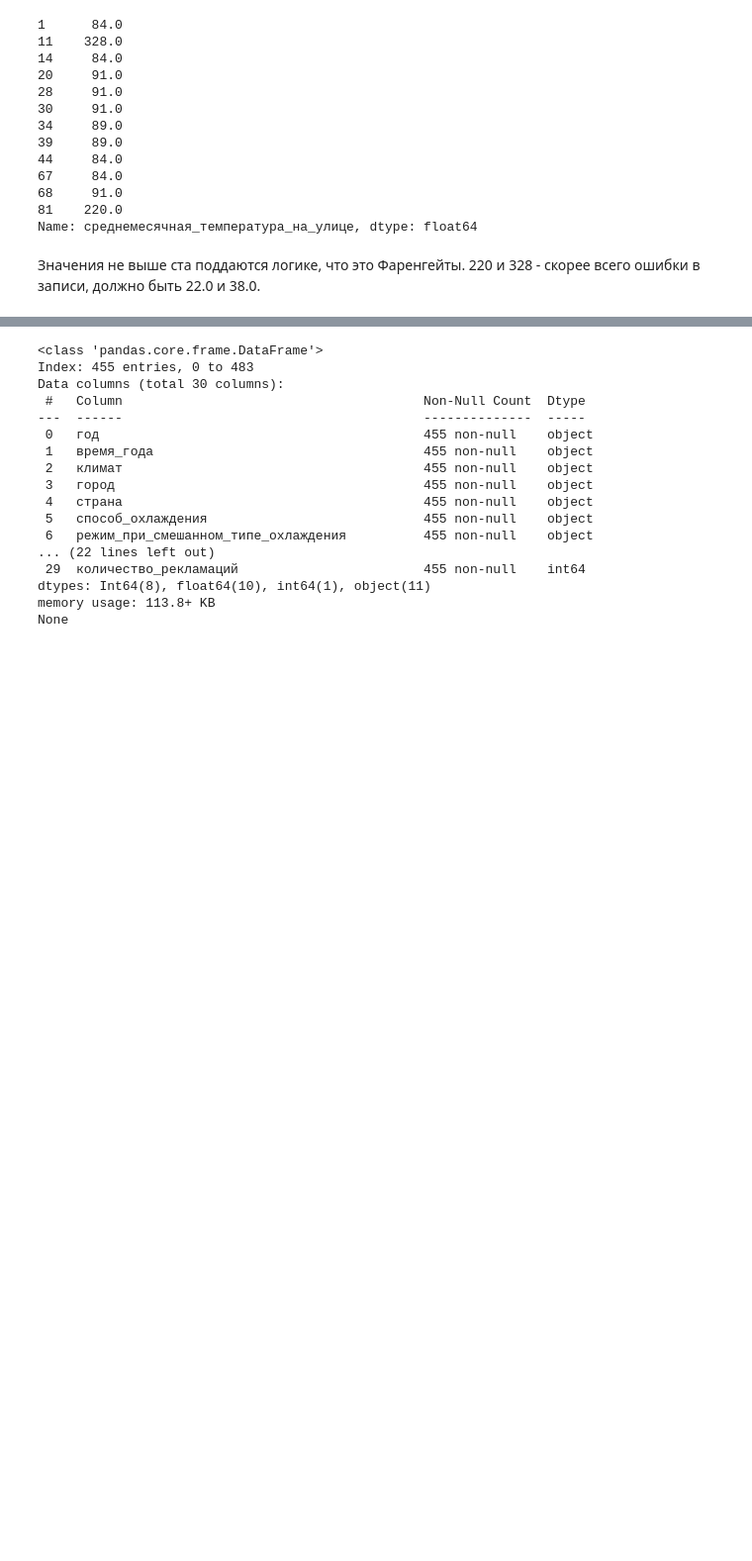
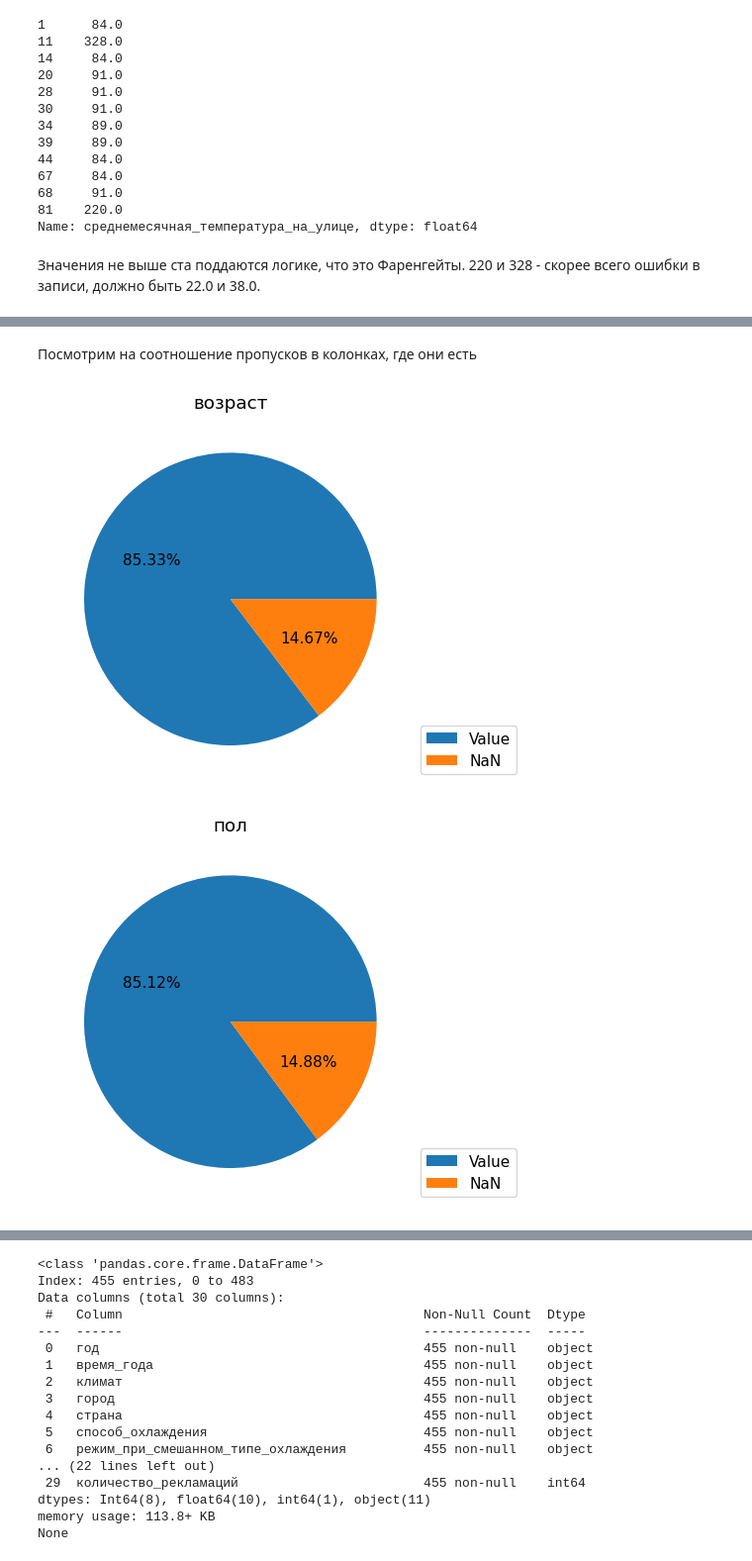
Before and after one commit to olegg366/SCHAD_household_services_09, a Jupyter notebook: main.ipynb, the cells around one changed output, grey strips where cells are left out. Shown at 99% size. Drawn from its saved outputs; the diff is of its cells as text; code cells hidden in the pictures; blank space fills up the shorter version.

```diff
--- a/main.ipynb
+++ b/main.ipynb
@@ -202,0 +258,9 @@ df['среднемесячная_температура_на_улице'] = df['
+# %% [markdown]
+Посмотрим на соотношение пропусков в колонках, где они есть
+# %%
+for col in df.columns:
+    if df[col].isna().sum() != 0:
+        diagramma(df[col].isna().apply(lambda x: 'NaN' if x else 'Value'))
+# %% [output]
+[figure, added]
+[figure, added]
```
Also changed, not shown: parts of 21 cells of this notebook.
